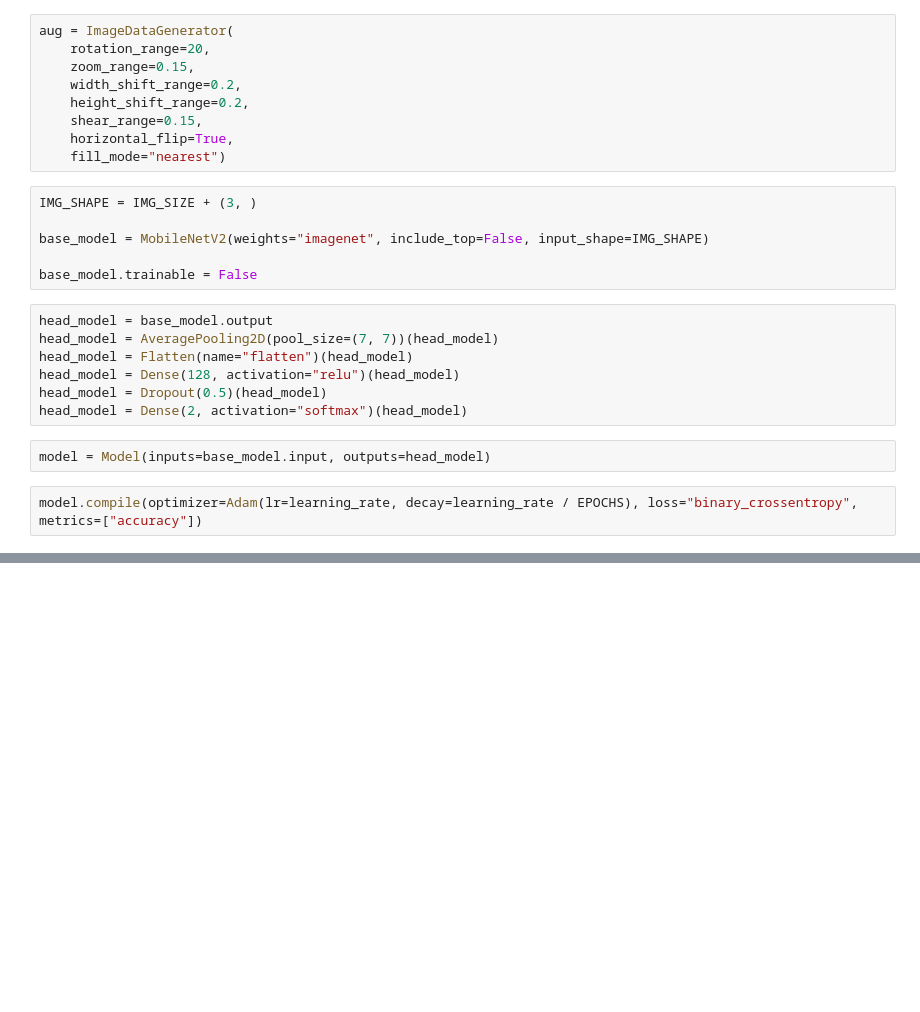
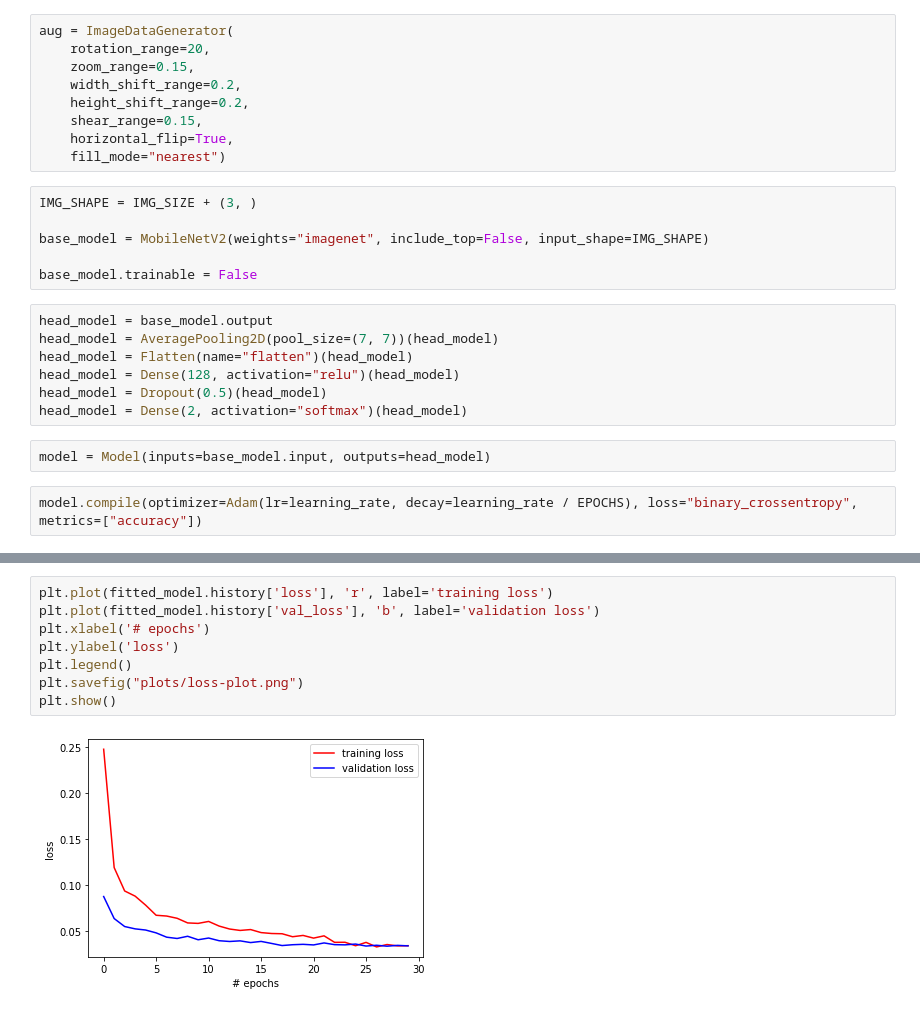
Before and after one commit to Maddie02/mask-detector, a Jupyter notebook: ai/mask-detector-net.ipynb, the cells around one changed output, grey strips where cells are left out. Drawn from its saved outputs; the diff is of its cells as text; blank space fills up the shorter version.

Commit message:
[Update] Training the MobileNetV2 model

```diff
--- a/ai/mask-detector-net.ipynb
+++ b/ai/mask-detector-net.ipynb
@@ -57,0 +76,10 @@ fitted_model = model.fit(
+# %%
+plt.plot(fitted_model.history['loss'], 'r', label='training loss')
+plt.plot(fitted_model.history['val_loss'], 'b', label='validation loss')
+plt.xlabel('# epochs')
+plt.ylabel('loss')
+plt.legend()
+plt.savefig("plots/loss-plot.png")
+plt.show()
+# %% [output]
+[figure, added]
```
Also changed, not shown: parts of 6 cells of this notebook, 7 other files.
